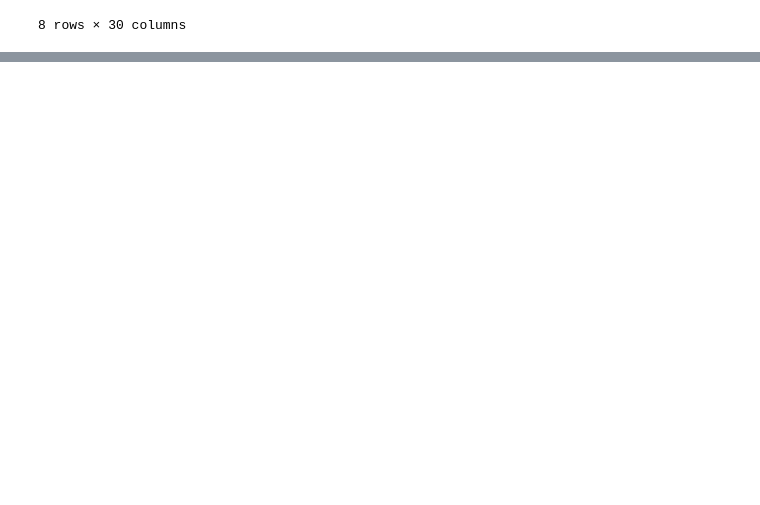
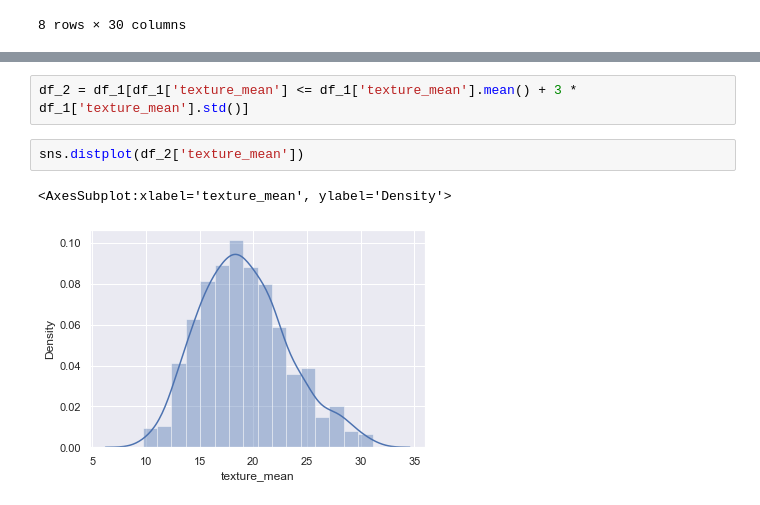
Before and after one commit to JudsonMorgan/Breast-cancer-prediction, a Jupyter notebook: Data_Preprocessing.ipynb, the cells around one changed output, grey strips where cells are left out. Saved outputs shown, nothing was run; the diff lists cells and outputs as text; blank space fills up the shorter version.

```diff
--- a/Data_Preprocessing.ipynb
+++ b/Data_Preprocessing.ipynb
@@ -138,0 +179,7 @@ cancer_df.describe()
+# %%
+df_2 = df_1[df_1['texture_mean'] <= df_1['texture_mean'].mean() + 3 * df_1['texture_mean'].std()]
+# %%
+sns.distplot(df_2['texture_mean'])
+# %% [output]
+<AxesSubplot:xlabel='texture_mean', ylabel='Density'>
+[figure, added]
```
Also changed, not shown: parts of 72 cells of this notebook.
